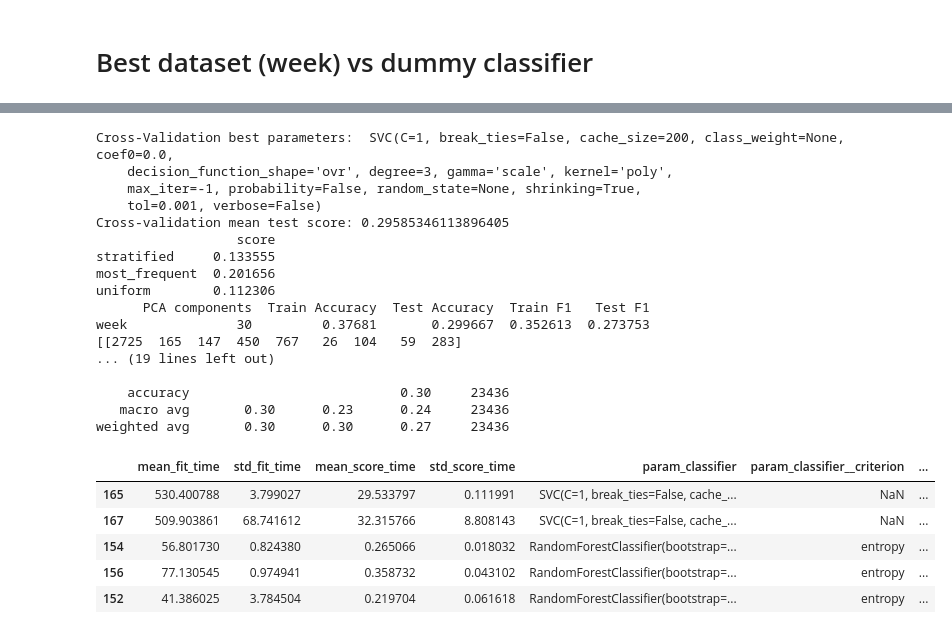
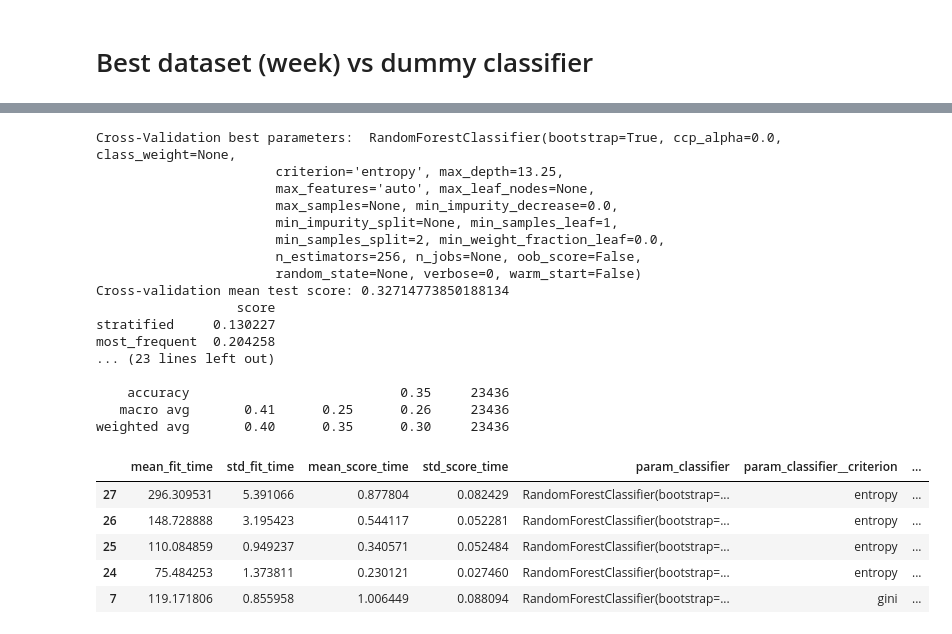
Before and after one commit to gvarg75/Springboard, a Jupyter notebook: Capstone/NFL_capstone/Notebooks/4_nfl_capstone_modeling.ipynb, the cells around one changed output, grey strips where cells are left out. Drawn from its saved outputs; the diff is of its cells as text; code cells hidden in the pictures.

```diff
--- a/Capstone/NFL_capstone/Notebooks/4_nfl_capstone_modeling.ipynb
+++ b/Capstone/NFL_capstone/Notebooks/4_nfl_capstone_modeling.ipynb
@@ -430,4 +547,5 @@ yearnocoachAV              30  0.200579  0.067021
 # %%
+#with depth limit and no pca
 from sklearn.pipeline import Pipeline
 from sklearn.pipeline import make_pipeline
 from sklearn.compose import ColumnTransformer
@@ -473,18 +591,17 @@ for key, df in dfdict.items():
         clf = Pipeline(steps=[('preprocessor', preprocessor),
                                 ('pca', pca),
                                 ('classifier', RandomForestClassifier())])
-        search_space = [{'pca__n_components':[15,30],
-                        'classifier': [RandomForestClassifier()],
-                        'classifier__n_estimators': [64,96,128, 256],                         'classifier__max_depth': np.linspace(1,10,10),
+        search_space = [{'classifier': [RandomForestClassifier()],
+                        'classifier__n_estimators': [64,96,128, 256],
+                        'classifier__max_depth': np.linspace(1,50,5),
                         'classifier__criterion': ['gini', 'entropy']},
-                        {'pca__n_components':[15,30],
-                        'classifier': [SVC()],
+                        {'classifier': [SVC()],
                         'classifier__C': [0.25, 1],
                         'classifier__kernel': ['poly', 'rbf']}]
 
         clf_CV = GridSearchCV(clf, search_space, cv=5, n_jobs=-1, verbose=10)
         best_model = clf_CV.fit(X_train, y_train)
         #saving model (https://machinelearningmastery.com/save-load-machine-learning-models-python-scikit-learn/)
-        filename = 'best_model.sav'
+        filename = 'best_model_pruned.sav'
         pickle.dump(best_model, open(filename, 'wb'))
 # %% [output]
@@ -508,75 +628,65 @@ Fitting 5 folds for each of 168 candidates, totalling 840 fits
 # %%
-from sklearn.dummy import DummyClassifier
-y_pred = best_model.predict(X_test)
+#with depth limit and no pca
+filename = 'best_model_pruned.sav'
+loaded_model = pickle.load(open(filename, 'rb'))
 
-"""cv_results_df = pd.DataFrame(clf_CV.cv_results_)
-cv_results_df = cv_results_df.sort_values(by=['rank_test_score'])
-cv_results_df = (
-            cv_results_df
-            .set_index(cv_results_df["params"].apply(
-            lambda x: "_".join(str(val) for val in x.values()))
-            )
-            .rename_axis('params')
-    )
-cv_results_df[
-    ['params', 'rank_test_score', 'mean_test_score', 'std_test_score']
-    ]"""
-cv_results_df = pd.DataFrame(best_model.cv_results_)
+y_pred = loaded_model.predict(X_test)
+
+cv_results_df = pd.DataFrame(loaded_model.cv_results_)
 cv_results_df = cv_results_df.sort_values(by=['rank_test_score'])
 cv_results_df[
     ['params', 'rank_test_score', 'mean_test_score', 'std_test_score']
     ]
 #Check how well model generalizes
-y_train_pred = best_model.predict(X_train)
+y_train_pred = loaded_model.predict(X_train)
 train_ac = accuracy_score(y_train, y_train_pred)
 train_f1 = f1_score(y_train, y_train_pred, average='weighted')
 
 #dummy classifier
 dummy_score_dict = {}
 strategies = ['stratified', 'most_frequent', 'uniform']
 for strategy in strategies:
         dclf = DummyClassifier(strategy=strategy)
         dclf.fit(X_train, y_train)
         dummy_score = dclf.score(X_test, y_test)
         dummy_score_dict[strategy] = dummy_score
 dummy_df = pd.DataFrame.from_dict(dummy_score_dict, orient='index', columns=['score'])
 
 ac = accuracy_score(y_test, y_pred)
 f1 = f1_score(y_test, y_pred, average='weighted')
 #cm = confusion_matrix(y_test, y_pred)
-df_best_classifier = best_model.best_estimator_.get_params()['classifier']
-pca_components = best_model.best_estimator_.named_steps['pca'].n_components
+df_best_classifier = loaded_model.best_estimator_.get_params()['classifier']
 #,'best classifier': df_best_classifier
-results = pd.DataFrame({'PCA components': pca_components,"Train Accuracy": train_ac, "Test Accuracy": ac, "Train F1":train_f1, "Test F1" : f1}, index=[key])
+results = pd.DataFrame({"Train Accuracy": train_ac, "Test Accuracy": ac, "Train F1":train_f1, "Test F1" : f1}, index=[key])
 print("Cross-Validation best parameters: ", cv_results_df.iloc[0]['param_classifier'])
 print("Cross-validation mean test score:", cv_results_df.iloc[0]['mean_test_score'])
 dfresults = dfresults.append(results)
 print(dummy_df)
 print(dfresults)
 print(confusion_matrix(y_test, y_pred))
 print(classification_report(y_test, y_pred))
 cv_results_df.head()
 # %% [output]
-Cross-Validation best parameters:  SVC(C=1, break_ties=False, cache_size=200, class_weight=None, coef0=0.0,
-    decision_function_shape='ovr', degree=3, gamma='scale', kernel='poly',
-    max_iter=-1, probability=False, random_state=None, shrinking=True,
-    tol=0.001, verbose=False)
-Cross-validation mean test score: 0.29585346113896405
+Cross-Validation best parameters:  RandomForestClassifier(bootstrap=True, ccp_alpha=0.0, class_weight=None,
+                       criterion='entropy', max_depth=13.25,
+                       max_features='auto', max_leaf_nodes=None,
+                       max_samples=None, min_impurity_decrease=0.0,
+                       min_impurity_split=None, min_samples_leaf=1,
+                       min_samples_split=2, min_weight_fraction_leaf=0.0,
+                       n_estimators=256, n_jobs=None, oob_score=False,
+                       random_state=None, verbose=0, warm_start=False)
+Cross-validation mean test score: 0.32714773850188134
                   score
-stratified     0.133555
-most_frequent  0.201656
-uniform        0.112306
-      PCA components  Train Accuracy  Test Accuracy  Train F1   Test F1
-week              30         0.37681       0.299667  0.352613  0.273753
-[[2725  165  147  450  767   26  104   59  283]
-... (19 lines left out)
+stratified     0.130227
+most_frequent  0.204258
+... (23 lines left out)
 
-    accuracy                           0.30     23436
-   macro avg       0.30      0.23      0.24     23436
-weighted avg       0.30      0.30      0.27     23436
+    accuracy                           0.35     23436
+   macro avg       0.41      0.25      0.26     23436
+weighted avg       0.40      0.35      0.30     23436
 |  | mean_fit_time | std_fit_time | mean_score_time | std_score_time | param_classifier | param_classifier__criterion | ... |
-| 165 | 530.400788 | 3.799027 | 29.533797 | 0.111991 | SVC(C=1, break_ties=False, cache_... | NaN | ... |
-| 167 | 509.903861 | 68.741612 | 32.315766 | 8.808143 | SVC(C=1, break_ties=False, cache_... | NaN | ... |
-| 154 | 56.801730 | 0.824380 | 0.265066 | 0.018032 | RandomForestClassifier(bootstrap=... | entropy | ... |
-| 156 | 77.130545 | 0.974941 | 0.358732 | 0.043102 | RandomForestClassifier(bootstrap=... | entropy | ... |
-| 152 | 41.386025 | 3.784504 | 0.219704 | 0.061618 | RandomForestClassifier(bootstrap=... | entropy | ... |
+| 27 | 296.309531 | 5.391066 | 0.877804 | 0.082429 | RandomForestClassifier(bootstrap=... | entropy | ... |
+| 26 | 148.728888 | 3.195423 | 0.544117 | 0.052281 | RandomForestClassifier(bootstrap=... | entropy | ... |
+| 25 | 110.084859 | 0.949237 | 0.340571 | 0.052484 | RandomForestClassifier(bootstrap=... | entropy | ... |
+| 24 | 75.484253 | 1.373811 | 0.230121 | 0.027460 | RandomForestClassifier(bootstrap=... | entropy | ... |
+| 7 | 119.171806 | 0.855958 | 1.006449 | 0.088094 | RandomForestClassifier(bootstrap=... | gini | ... |
```
Also changed, not shown: parts of 5 cells of this notebook.
